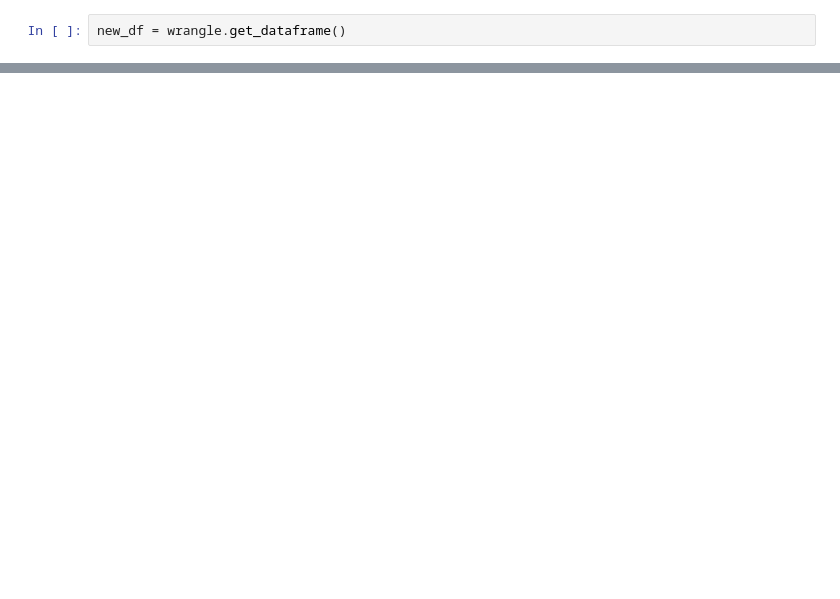
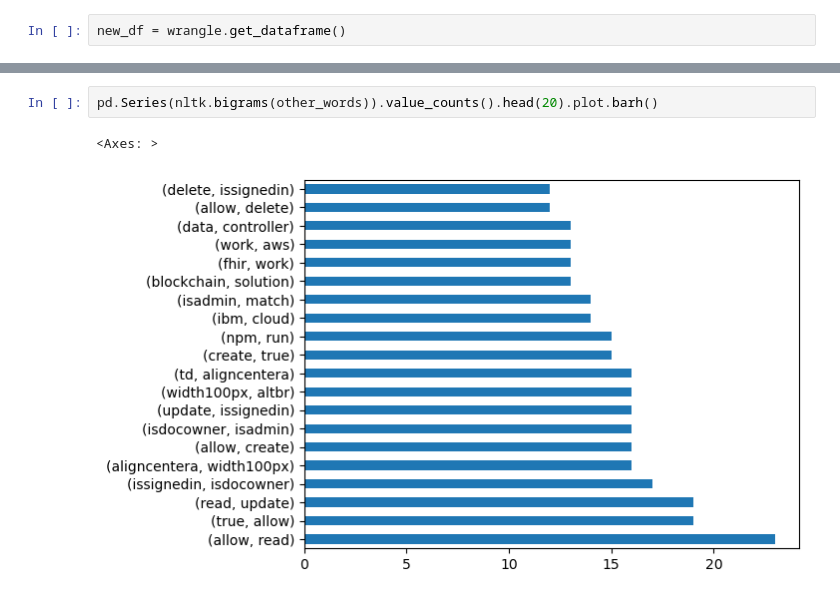
Before and after one commit to Team-DB-NLP/nlp_project, a Jupyter notebook: final_notebook.ipynb, the cells around one changed output, grey strips where cells are left out. Cells and saved outputs as stored; diff of their text form; blank space fills up the shorter version.

```diff
--- a/final_notebook.ipynb
+++ b/final_notebook.ipynb
@@ -88,0 +88,5 @@ new_df
+# %%
+pd.Series(nltk.bigrams(other_words)).value_counts().head(20).plot.barh()
+# %% [output]
+<Axes: >
+[figure, added]
```
Also changed, not shown: parts of 26 cells of this notebook, 1 other file.
